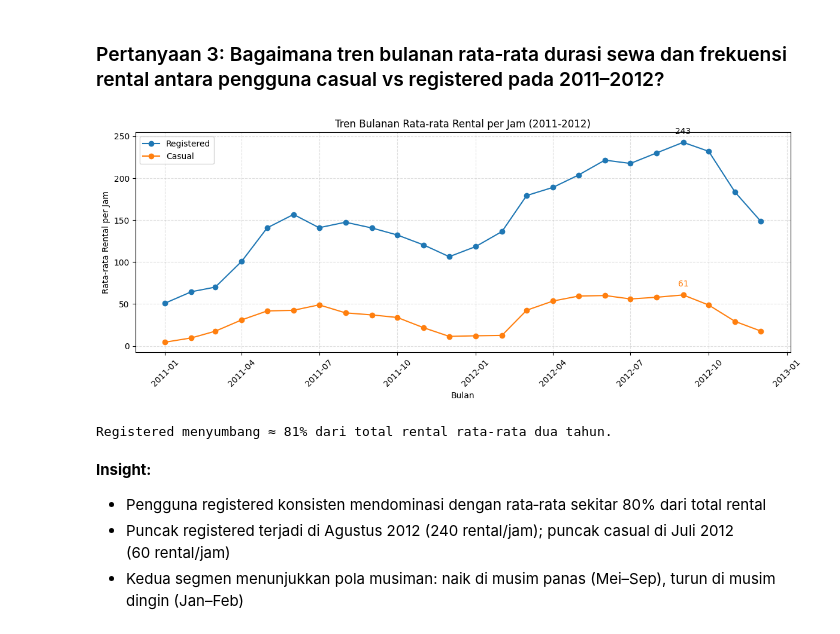
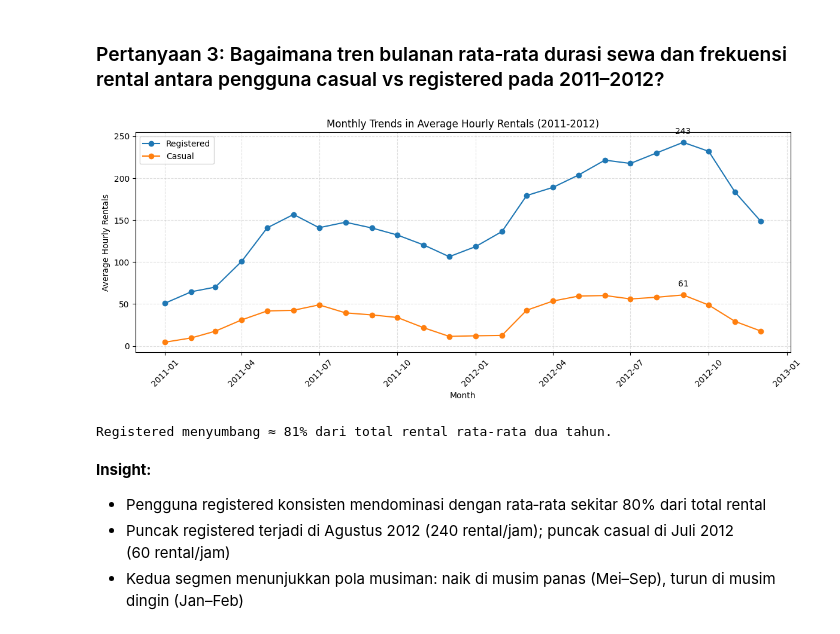
Before and after one commit to AliNicholas/Bike_Sharing_Final_Submission, a Jupyter notebook: notebook.ipynb, the cells around one changed output. Drawn from its saved outputs; the diff is of its cells as text; code cells hidden in the pictures.

```diff
--- a/notebook.ipynb
+++ b/notebook.ipynb
@@ -516,34 +516,34 @@ Penurunan ≈ 2431 sepeda/hari (52.5 %) pada cuaca buruk.
 # %%
 fig, ax = plt.subplots(figsize=(12,5))
 ax.plot(eda3['date'], eda3['rental_registered'], marker='o', label='Registered')
 ax.plot(eda3['date'], eda3['rental_casual'],    marker='o', label='Casual')
 
 # memperjelas titik tertinggi dan juga titik terendah
 peak_reg = eda3.loc[eda3['rental_registered'].idxmax()]
 ax.annotate(f"{peak_reg['rental_registered']:.0f}",
             xy=(peak_reg['date'], peak_reg['rental_registered']),
             xytext=(0,10), textcoords='offset points', ha='center')
 
 peak_cas = eda3.loc[eda3['rental_casual'].idxmax()]
 ax.annotate(f"{peak_cas['rental_casual']:.0f}",
             xy=(peak_cas['date'], peak_cas['rental_casual']),
-            xytext=(0,10), textcoords='offset points', ha='center', color='tab:orange')
+            xytext=(0,10), textcoords='offset points', ha='center')
 
-ax.set_title('Tren Bulanan Rata‑rata Rental per Jam (2011‑2012)')
-ax.set_xlabel('Bulan')
-ax.set_ylabel('Rata‑rata Rental per Jam')
+ax.set_title('Monthly Trends in Average Hourly Rentals (2011-2012)')
+ax.set_xlabel('Month')
+ax.set_ylabel('Average Hourly Rentals')
 ax.legend()
 ax.grid(ls='--', alpha=0.4)
 plt.xticks(rotation=45)
 plt.tight_layout()
 plt.show()
 
 # Menghitung sepanjang 2 tahun
 share_reg = (eda3['rental_registered'].sum() /
             (eda3['rental_registered'] + eda3['rental_casual']).sum() * 100)
 print(f"Registered menyumbang ≈ {share_reg:.0f}% dari total rental rata‑rata dua tahun.")
 # %% [output]
-[figure, old version]
+[figure, new version]
 Registered menyumbang ≈ 81% dari total rental rata‑rata dua tahun.
 # %% [markdown]
 **Insight:**
```
Also changed, not shown: parts of 2 cells of this notebook, 1 other file.
